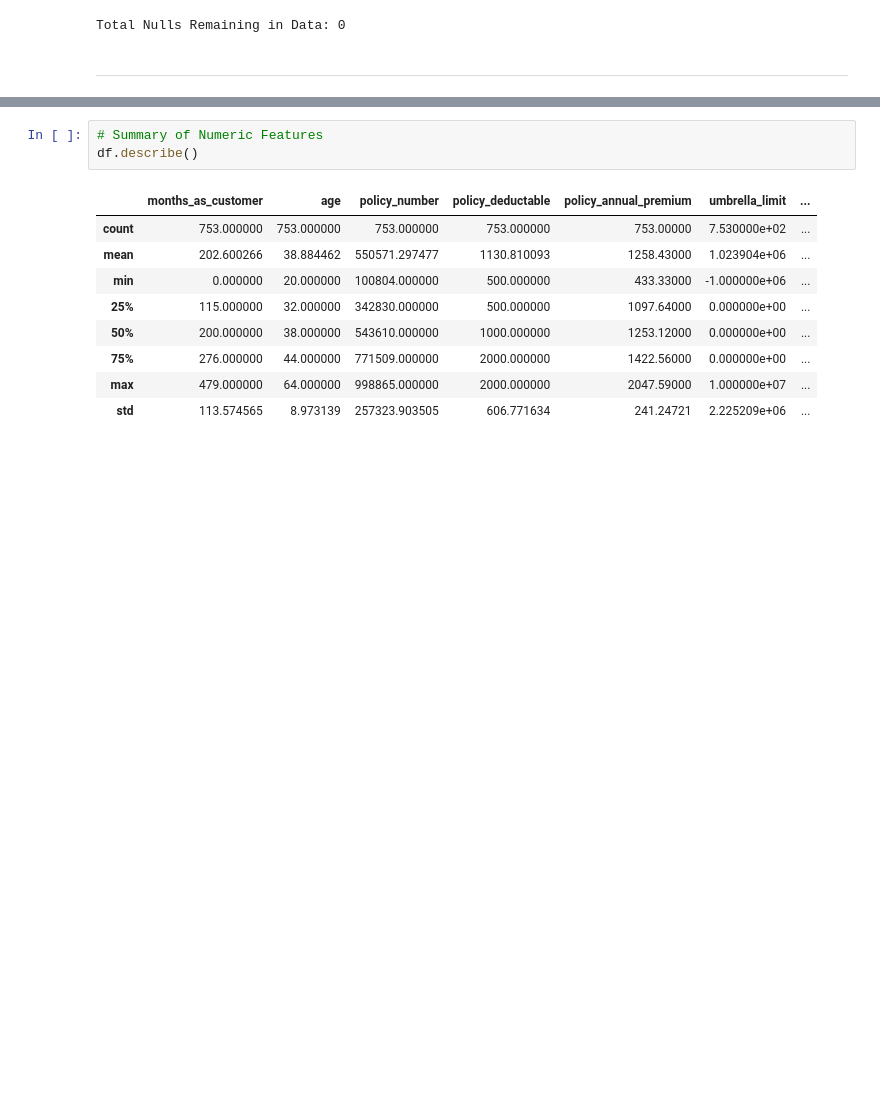
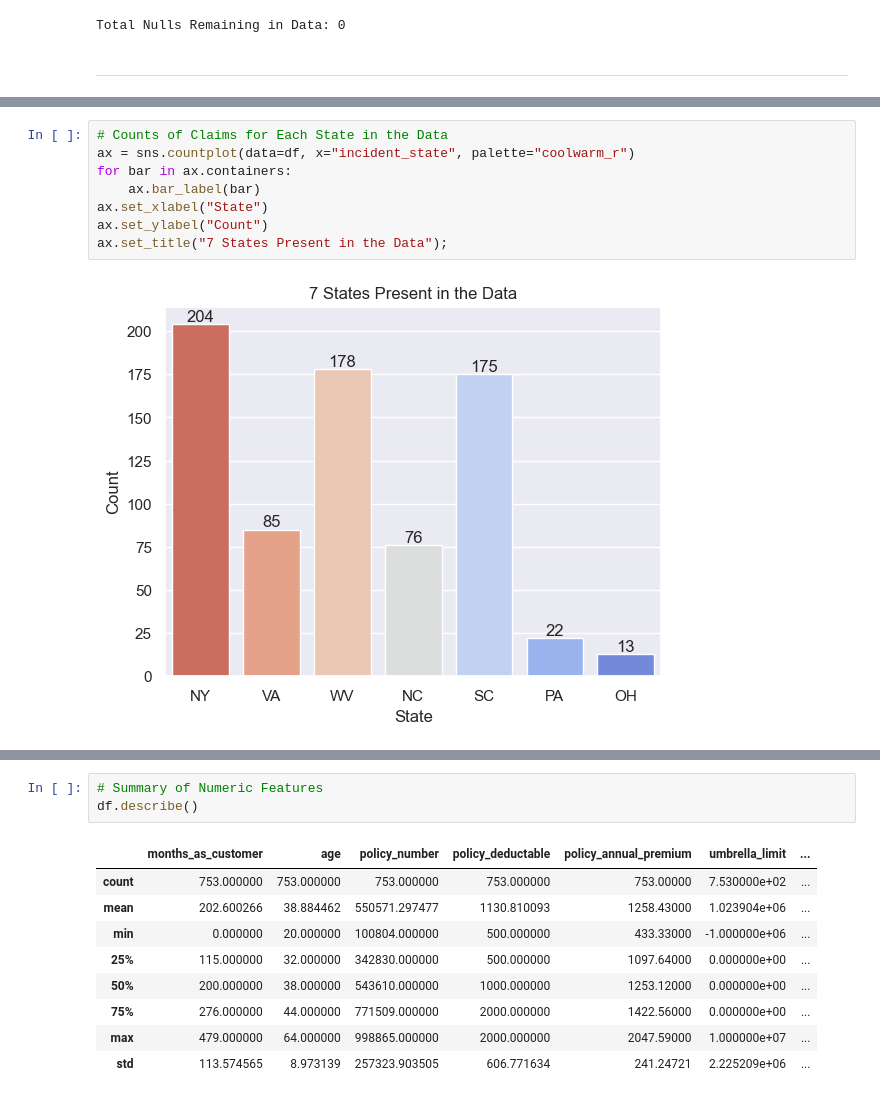
Before and after one commit to dvdhartsman/Insurance_Claims, a Jupyter notebook: Insurance_EDA.ipynb, the cells around one changed output, grey strips where cells are left out. Drawn from its saved outputs; the diff is of its cells as text; blank space fills up the shorter version.

```diff
--- a/Insurance_EDA.ipynb
+++ b/Insurance_EDA.ipynb
@@ -247,0 +298,10 @@ Now that the data is cleaned and nulls are filled, I will explore some basic rel
+# %%
+# Counts of Claims for Each State in the Data
+ax = sns.countplot(data=df, x="incident_state", palette="coolwarm_r")
+for bar in ax.containers:
+    ax.bar_label(bar)
+ax.set_xlabel("State")
+ax.set_ylabel("Count")
+ax.set_title("7 States Present in the Data");
+# %% [output]
+[figure, added]
```
Also changed, not shown: parts of 58 cells of this notebook, 1 other file.
